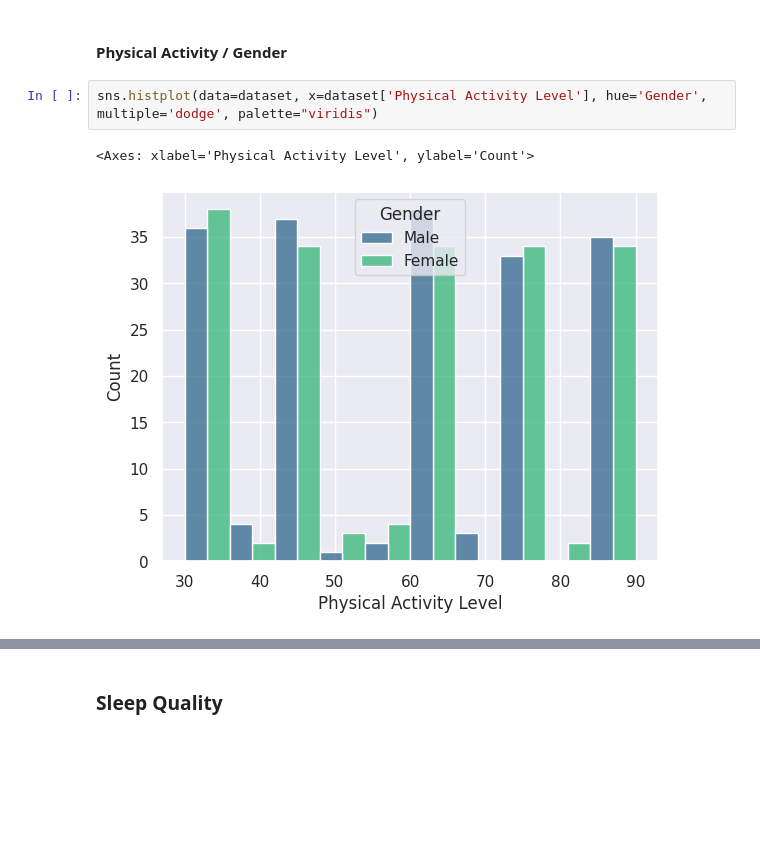
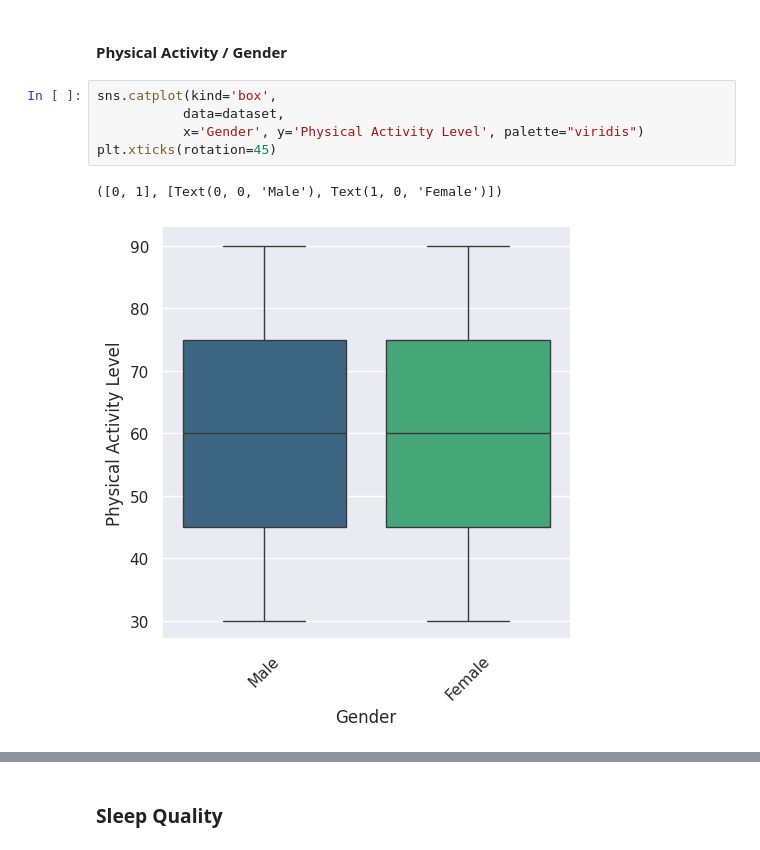
Before and after one commit to AlexanderSychev2005/Sleep-Analysis-EDA-ML, a Jupyter notebook: sleep_analysis.ipynb, the cells around one changed output, grey strips where cells are left out. Saved outputs shown, nothing was run; the diff lists cells and outputs as text; blank space fills up the shorter version.

```diff
--- a/sleep_analysis.ipynb
+++ b/sleep_analysis.ipynb
@@ -499,7 +492,10 @@ sns.histplot(dataset['Physical Activity Level'], palette="viridis")
 # %% [markdown]
 #### Physical Activity / Gender
 # %%
-sns.histplot(data=dataset, x=dataset['Physical Activity Level'], hue='Gender', multiple='dodge', palette="viridis")
+sns.catplot(kind='box',
+           data=dataset,
+           x='Gender', y='Physical Activity Level', palette="viridis")
+plt.xticks(rotation=45)
 # %% [output]
-<Axes: xlabel='Physical Activity Level', ylabel='Count'>
+([0, 1], [Text(0, 0, 'Male'), Text(1, 0, 'Female')])
-[figure, old version]
+[figure, new version]
```
Also changed, not shown: parts of 18 cells of this notebook.
